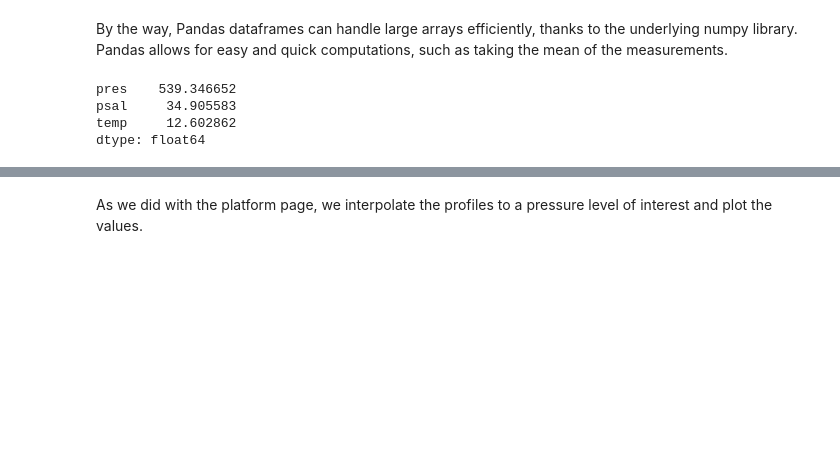
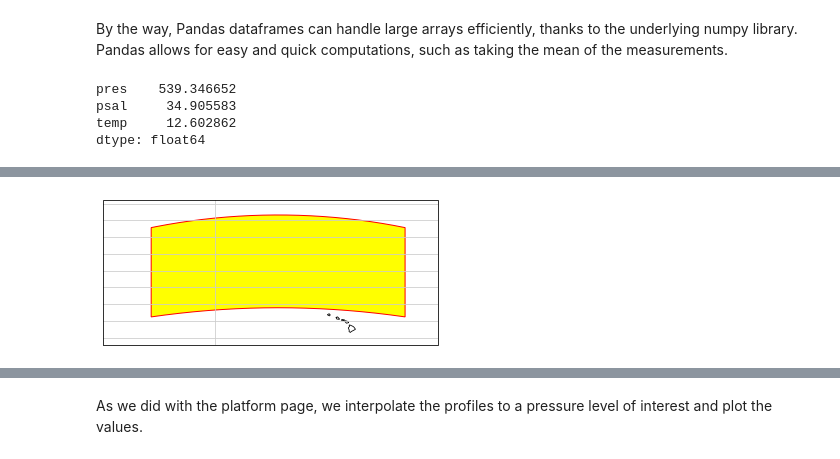
Before and after one commit to tylertucker202/EC-Argovis-API-Demo, a Jupyter notebook: EC2020_argovis_python_api.ipynb, the cells around one changed output, grey strips where cells are left out. Saved outputs shown, nothing was run; the diff lists cells and outputs as text; code cells hidden in the pictures; blank space fills up the shorter version.

```diff
--- a/EC2020_argovis_python_api.ipynb
+++ b/EC2020_argovis_python_api.ipynb
@@ -323,0 +319,24 @@ This query retrieves profiles within a given shape, date range, and optional dep
+# %%
+shape = [[[168.6,21.7],[168.6,37.7],[-145.9,37.7],[-145.9,21.7],[168.6,21.7]]]
+lat_corners = np.array([lnglat[1] for lnglat in shape[0]])
+lon_corners = np.array([lnglat[0] for lnglat in shape[0]])
+poly_corners = np.zeros((len(lat_corners), 2), np.float64)
+poly_corners[:,0] = lon_corners[::-1]
+poly_corners[:,1] = lat_corners[::-1]
+delta = 5
+poly = mpatches.Polygon(poly_corners, closed=True, ec='r', fill=True, lw=1, fc="yellow", transform=ccrs.Geodetic())
+central_longitude = -180
+map_proj = ccrs.PlateCarree(central_longitude=central_longitude)
+map_proj._threshold /= 100.  # the default values is bad, users need to set them manually
+
+ax = plt.subplot(1, 1, 1, projection=map_proj)
+#ax.set_global()
+ax.add_patch(poly)
+ax.gridlines()
+ax.coastlines()
+ax.set_ylim(lat_corners.min() - delta, lat_corners.max() + delta)
+xrange = [lon_corners.min() - delta, lon_corners.max() + delta]
+ax.set_xlim(-20, 40)
+plt.show()
+# %% [output]
+[figure, added]
```
Also changed, not shown: parts of 29 cells of this notebook, 1 other file.
